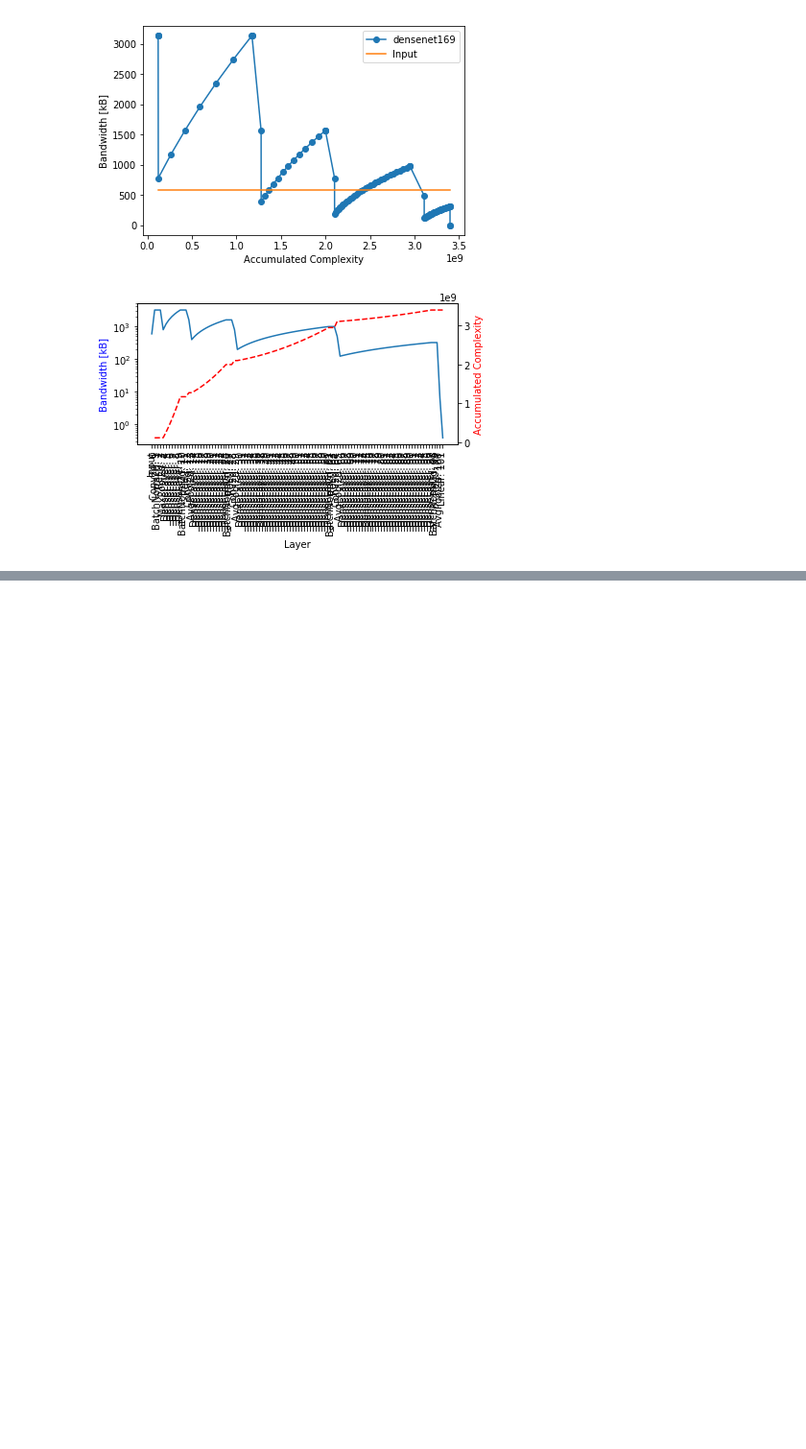
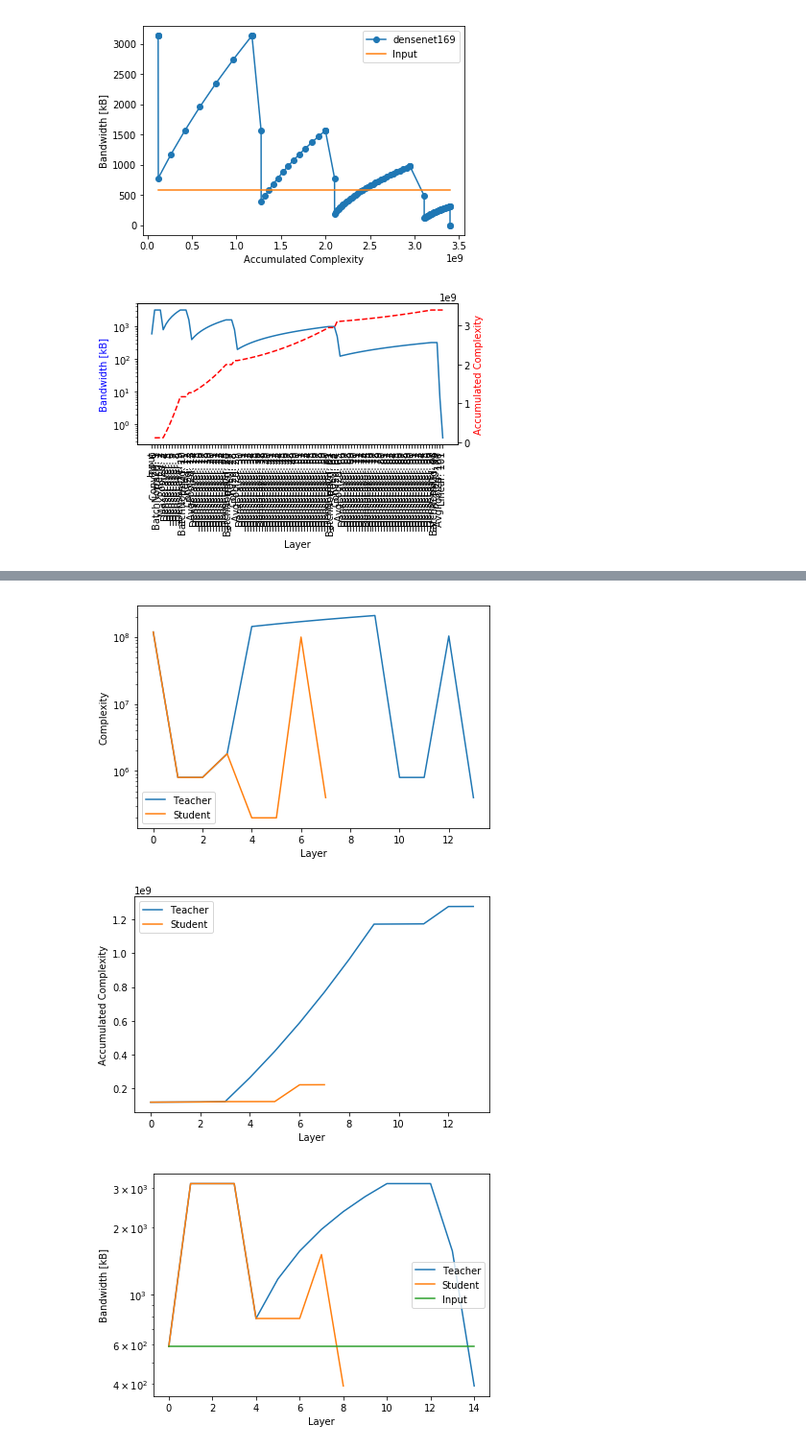
Before and after one commit to yoshitomo-matsubara/head-network-distillation, a Jupyter notebook: src/splittable_point_finder.ipynb, the cells around one changed output, grey strips where cells are left out. Shown: that part at 96% size. Drawn from its saved outputs; the diff is of its cells as text; code cells hidden in the pictures; blank space fills up the shorter version.

```diff
--- a/src/splittable_point_finder.ipynb
+++ b/src/splittable_point_finder.ipynb
@@ -128 +137,25 @@ Number of Operations: 221.35194M
 [figure]
+# %%
+def plot_multiple_models(models, model_types):
+    op_counts_list = list()
+    bandwidths_list = list()
+    accum_complexities_list = list()
+    model_type_list = list()
+    for model, model_type in zip(models, model_types):
+        op_counts, bandwidths, accum_complexities = net_measure_util.compute_model_complexity_and_bandwidth(model, model_types, input_shape, scaled=False, plot=False)
+        op_counts_list.append(op_counts)
+        bandwidths_list.append(bandwidths)
+        accum_complexities_list.append(accum_complexities)
+        model_type_list.append(model_type)
+
+    net_measure_util.plot_model_complexities(op_counts_list, model_type_list)
+    net_measure_util.plot_accumulated_model_complexities(accum_complexities_list, model_type_list)
+    net_measure_util.plot_model_bandwidths(bandwidths_list, False, model_type_list)
+# %%
+models = [teacher_model, student_model]
+model_types = ['Teacher', 'Student']
+plot_multiple_models(models, model_types)
+# %% [output]
+[figure, added]
+[figure, added]
+[figure, added]
```
Also changed, not shown: parts of 5 cells of this notebook.
